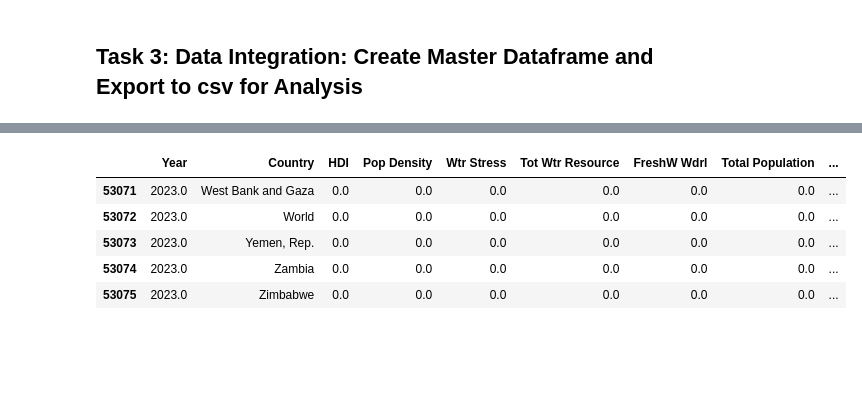
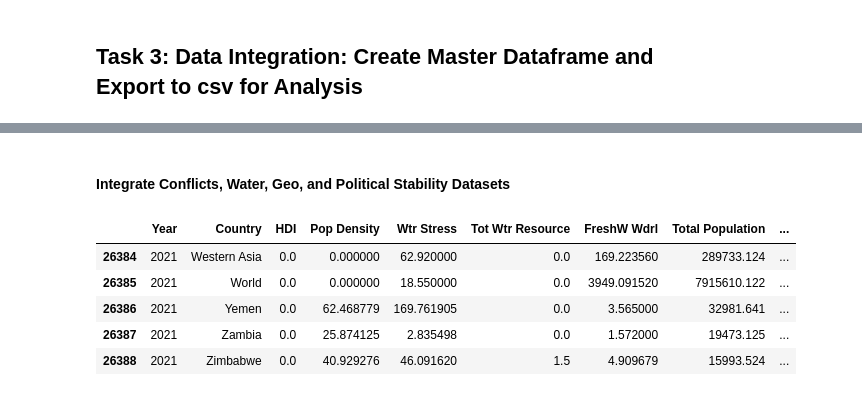
Before and after one commit to msmith150/Water-Conflict-Analysis, a Jupyter notebook: project1_data_cleanup.ipynb, the cells around one changed output, grey strips where cells are left out. Saved outputs shown, nothing was run; the diff lists cells and outputs as text; code cells hidden in the pictures; blank space fills up the shorter version.

Commit message:
added geographical data

```diff
--- a/project1_data_cleanup.ipynb
+++ b/project1_data_cleanup.ipynb
@@ -236,0 +227,23 @@ stability_df_clean.tail()
+# %%
+# Create a surface temp dataframe from csv: set country as index, drop unused columns, stack the remaining columns, and reset the index
+srfc_temp_df = srfc_temp_csv.set_index('Country').drop(columns=['ObjectId',
+                                                                'ISO2',
+                                                                'ISO3',
+                                                                'Indicator',
+                                                                'Unit',
+                                                                'Source',
+                                                                'CTS Code',
+                                                                'CTS Name',
+                                                                'CTS Full Descriptor',
+                                                                ]).stack().reset_index()
+
+# Rename the column headers and replace null values ".." with 0
+srfc_temp_df = srfc_temp_df.rename(columns={'level_1': 'Year',
+                                                    0: 'Surf Temp'
+                                                    })
+
+# Convert to an integer
+srfc_temp_df['Year'] = srfc_temp_df['Year'].astype(int)
+
+# Display the clean dataframe
+srfc_temp_df.tail()
@@ -238,0 +261,12 @@ stability_df_clean.tail()
+# %%
+# Make a list of dataframes
+geo_df_lst = [precip_df, wtr_rsrc_df, srfc_temp_df]
+
+# Create a clean dataframe for water data
+geo_df = reduce(lambda left,right: pd.merge(left,right,on=['Year', 'Country'],how='inner'), geo_df_lst)
+
+# Replace country with dictionary values
+geo_df['Country'] = geo_df['Country'].replace(code_to_country)
+
+# Display the clean dataframe
+geo_df.tail()
@@ -239,26 +280,28 @@ stability_df_clean.tail()
+# %% [markdown]
+#### Integrate Conflicts, Water, Geo, and Political Stability Datasets
 # %%
 # Merge aquastat and conflicts dataframes by year and country
-aqua_mie_df = pd.merge(aqua_df_clean, mie_df_clean, how='outer', on=['Year', 'Country'])
+aqua_mie_df = pd.merge(aqua_df_merge, mie_df, how='left', on=['Year', 'Country'])
 
-# Merge aquastat, conflicts and crime dataframes by year and country
-aqua_mie_crime_df = pd.merge(aqua_mie_df, crime_df_clean, how='outer', on=['Year', 'Country'])
+# Merge aquastat, conflicts and geo dataframes by year and country
+aqua_mie_geo_df = pd.merge(aqua_mie_df, geo_df, how='left', on=['Year', 'Country'])
 
 # Merge aquastat, conflicts, crime, and stability dataframes by year and country
-master_df = pd.merge(aqua_mie_crime_df, stability_df_clean, how='outer', on=['Year', 'Country'])
+master_df = pd.merge(aqua_mie_geo_df, stability_df, how='left', on=['Year', 'Country'])
 
 # Fill the NaN under conflicts with no conflict
 master_df['Conflict Name'] = master_df['Conflict Name'].fillna('No Conflict')
 master_df = master_df.fillna(0)
 
 # Display the final merged clean dataframe for analysis
 master_df.tail()
 # %% [output]
 |  | Year | Country | HDI | Pop Density | Wtr Stress | Tot Wtr Resource | FreshW Wdrl | Total Population | ... |
-| 53071 | 2023.0 | West Bank and Gaza | 0.0 | 0.0 | 0.0 | 0.0 | 0.0 | 0.0 | ... |
-| 53072 | 2023.0 | World | 0.0 | 0.0 | 0.0 | 0.0 | 0.0 | 0.0 | ... |
-| 53073 | 2023.0 | Yemen, Rep. | 0.0 | 0.0 | 0.0 | 0.0 | 0.0 | 0.0 | ... |
-| 53074 | 2023.0 | Zambia | 0.0 | 0.0 | 0.0 | 0.0 | 0.0 | 0.0 | ... |
-| 53075 | 2023.0 | Zimbabwe | 0.0 | 0.0 | 0.0 | 0.0 | 0.0 | 0.0 | ... |
+| 26384 | 2021 | Western Asia | 0.0 | 0.000000 | 62.920000 | 0.0 | 169.223560 | 289733.124 | ... |
+| 26385 | 2021 | World | 0.0 | 0.000000 | 18.550000 | 0.0 | 3949.091520 | 7915610.122 | ... |
+| 26386 | 2021 | Yemen | 0.0 | 62.468779 | 169.761905 | 0.0 | 3.565000 | 32981.641 | ... |
+| 26387 | 2021 | Zambia | 0.0 | 25.874125 | 2.835498 | 0.0 | 1.572000 | 19473.125 | ... |
+| 26388 | 2021 | Zimbabwe | 0.0 | 40.929276 | 46.091620 | 1.5 | 4.909679 | 15993.524 | ... |
 # %%
 # Write the new merged dataframe to a csv file
 master_df.to_csv('Resources/master_data.csv')
```
Also changed, not shown: parts of 29 cells of this notebook, 11 other files.
